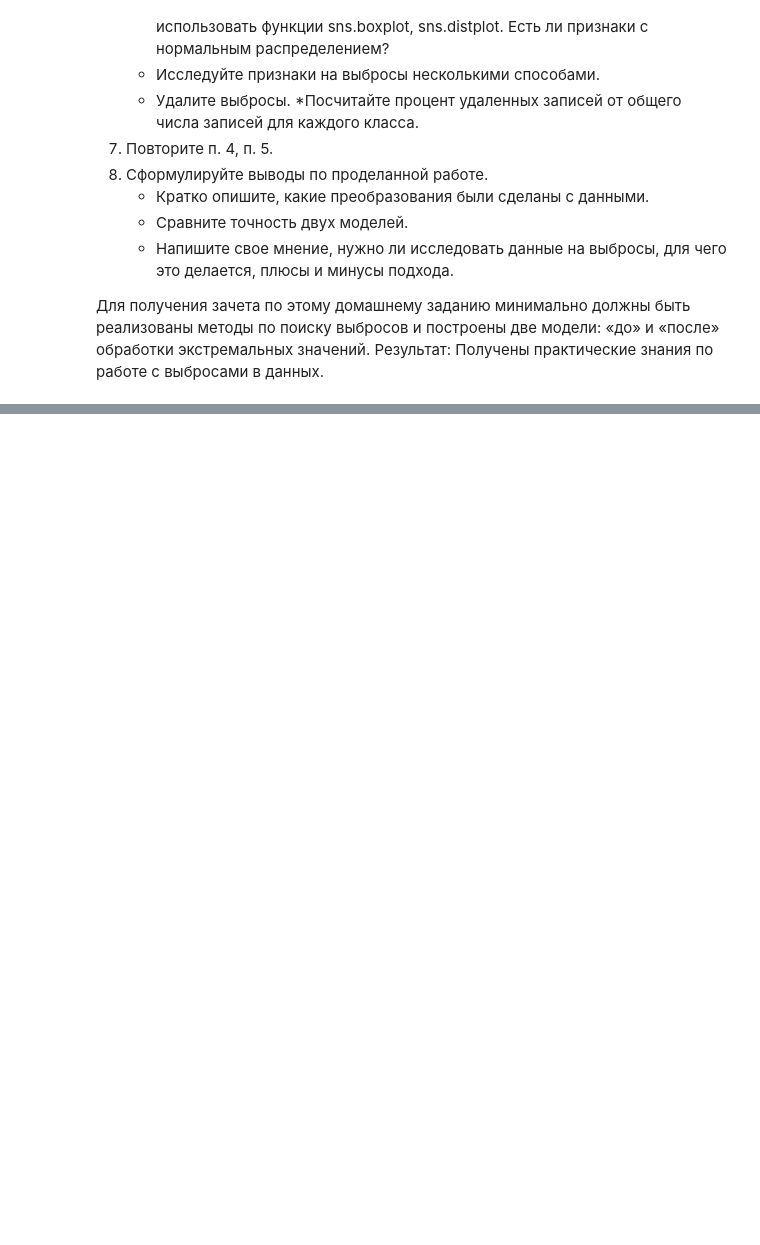
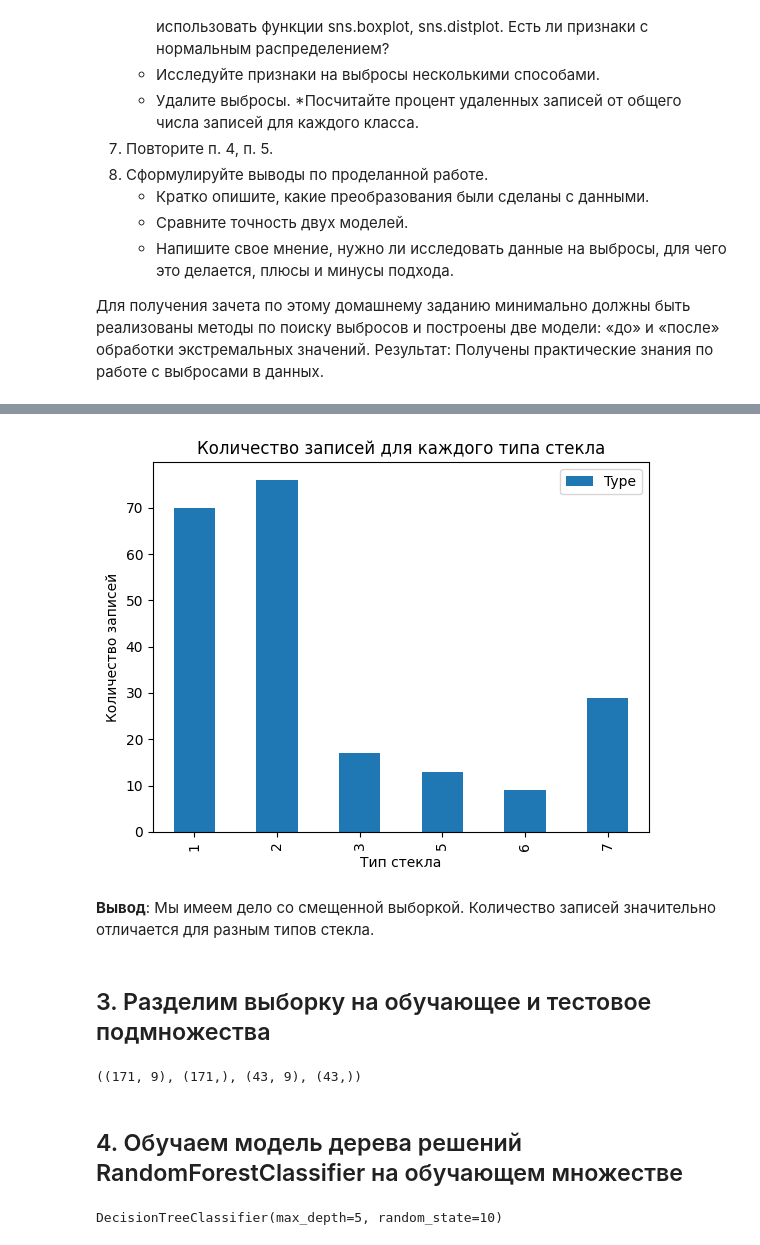
Before and after one commit to BalshowAndrew/ml_studying, a Jupyter notebook: aml/01_feml/10_hw_abnormal_data.ipynb, the cells around one changed output, grey strips where cells are left out. Cells and saved outputs as stored; diff of their text form; code cells hidden in the pictures; blank space fills up the shorter version.

```diff
--- a/aml/01_feml/10_hw_abnormal_data.ipynb
+++ b/aml/01_feml/10_hw_abnormal_data.ipynb
@@ -30,0 +46,3 @@
+# %%
+df = pd.read_csv('glass.csv')
+df.head()
@@ -30,0 +92,3 @@
+# %%
+glass_type = df.groupby('Type').agg({'Type': 'count'})
+glass_type
@@ -30,0 +104,12 @@
+# %%
+glass_type.plot(kind='bar')
+plt.title('Количество записей для каждого типа стекла')
+plt.xlabel('Тип стекла')
+plt.ylabel('Количество записей')
+plt.show()
+# %% [output]
+[figure, added]
+# %% [markdown]
+**Вывод**: Мы имеем дело со смещенной выборкой. Количество записей значительно отличается для разным типов стекла.
+# %% [markdown]
+## 3. Разделим выборку на обучающее и тестовое подмножества
@@ -30,0 +121,11 @@
+# %%
+X_train.shape, y_train.shape, X_test.shape, y_test.shape
+# %% [output]
+((171, 9), (171,), (43, 9), (43,))
+# %% [markdown]
+## 4. Обучаем модель дерева решений RandomForestClassifier на обучающем множестве
+# %%
+clf_tree = DecisionTreeClassifier(random_state=10, max_depth=5)
+clf_tree.fit(X_train, y_train)
+# %% [output]
+DecisionTreeClassifier(max_depth=5, random_state=10)
```
Also changed, not shown: parts of 37 cells of this notebook, 2 other files.
